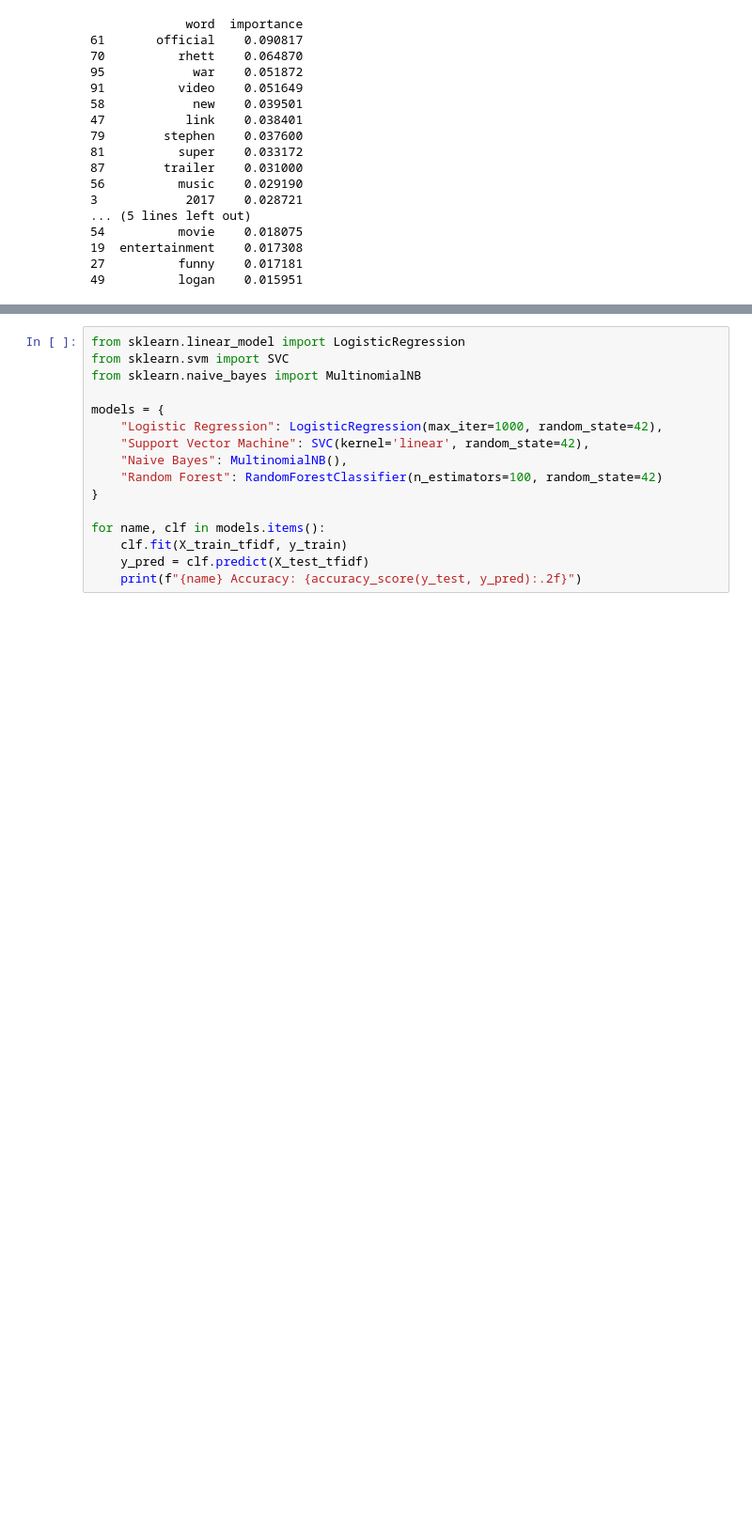
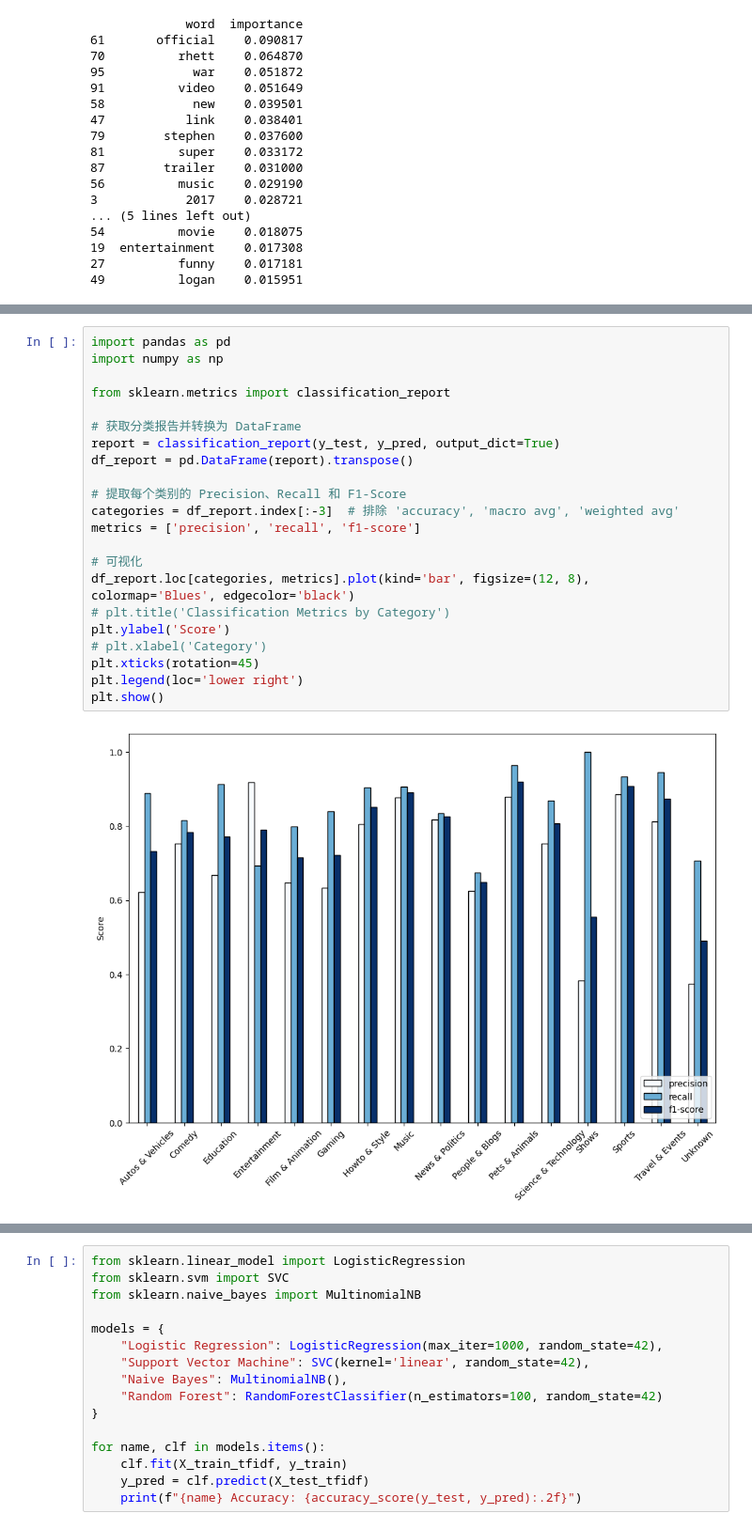
Before and after one commit to Dramalf/ucsd-cse258-final-project, a Jupyter notebook: jerryma/category-predict.ipynb, the cells around one changed output, grey strips where cells are left out. Shown at 94% size. Drawn from its saved outputs; the diff is of its cells as text; blank space fills up the shorter version.

```diff
--- a/jerryma/category-predict.ipynb
+++ b/jerryma/category-predict.ipynb
@@ -89,0 +307,24 @@ X_test_tfidf = vectorizer.transform(X_test)
+# %%
+import pandas as pd
+import numpy as np
+
+from sklearn.metrics import classification_report
+
+# 获取分类报告并转换为 DataFrame
+report = classification_report(y_test, y_pred, output_dict=True)
+df_report = pd.DataFrame(report).transpose()
+
+# 提取每个类别的 Precision、Recall 和 F1-Score
+categories = df_report.index[:-3]  # 排除 'accuracy', 'macro avg', 'weighted avg'
+metrics = ['precision', 'recall', 'f1-score']
+
+# 可视化
+df_report.loc[categories, metrics].plot(kind='bar', figsize=(12, 8), colormap='Blues', edgecolor='black')
+# plt.title('Classification Metrics by Category')
+plt.ylabel('Score')
+# plt.xlabel('Category')
+plt.xticks(rotation=45)
+plt.legend(loc='lower right')
+plt.show()
+# %% [output]
+[figure, added]
```
Also changed, not shown: parts of 13 cells of this notebook.
